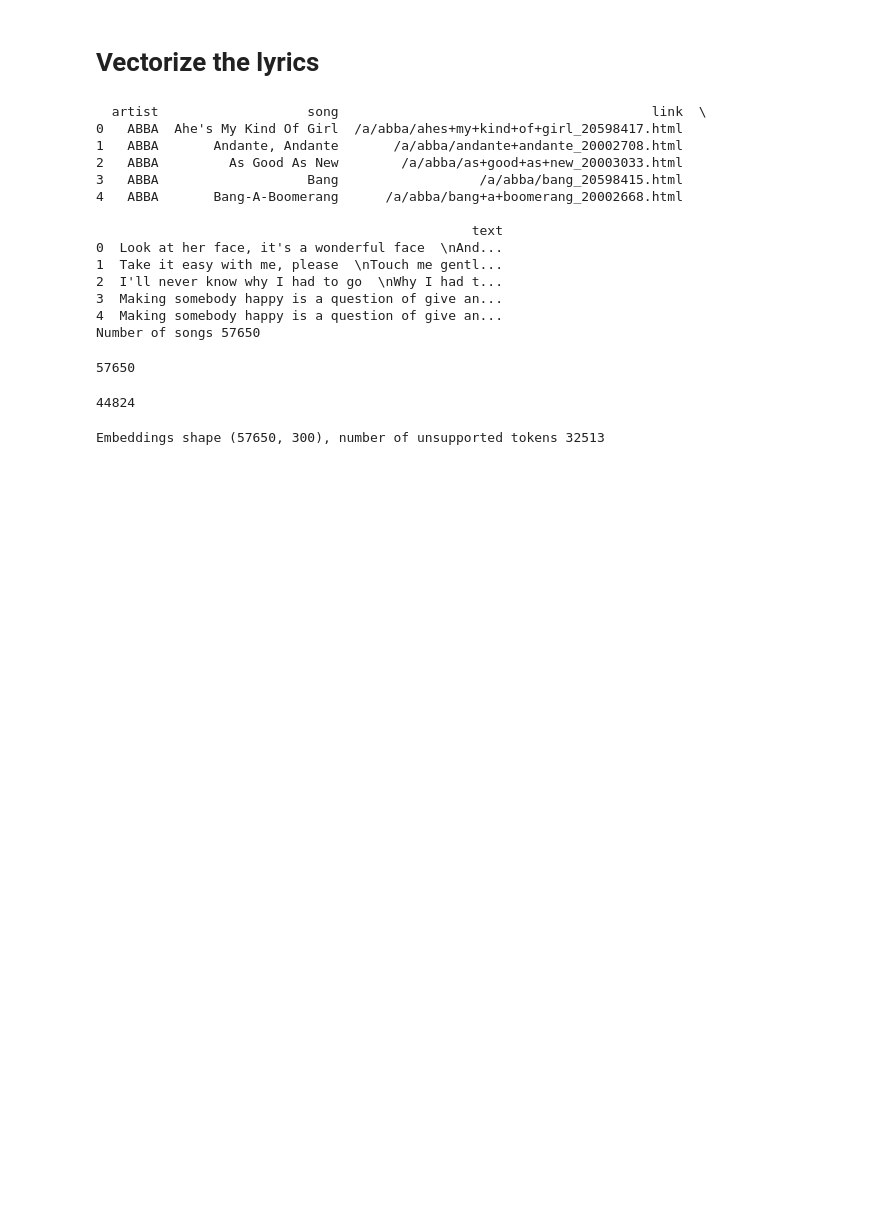
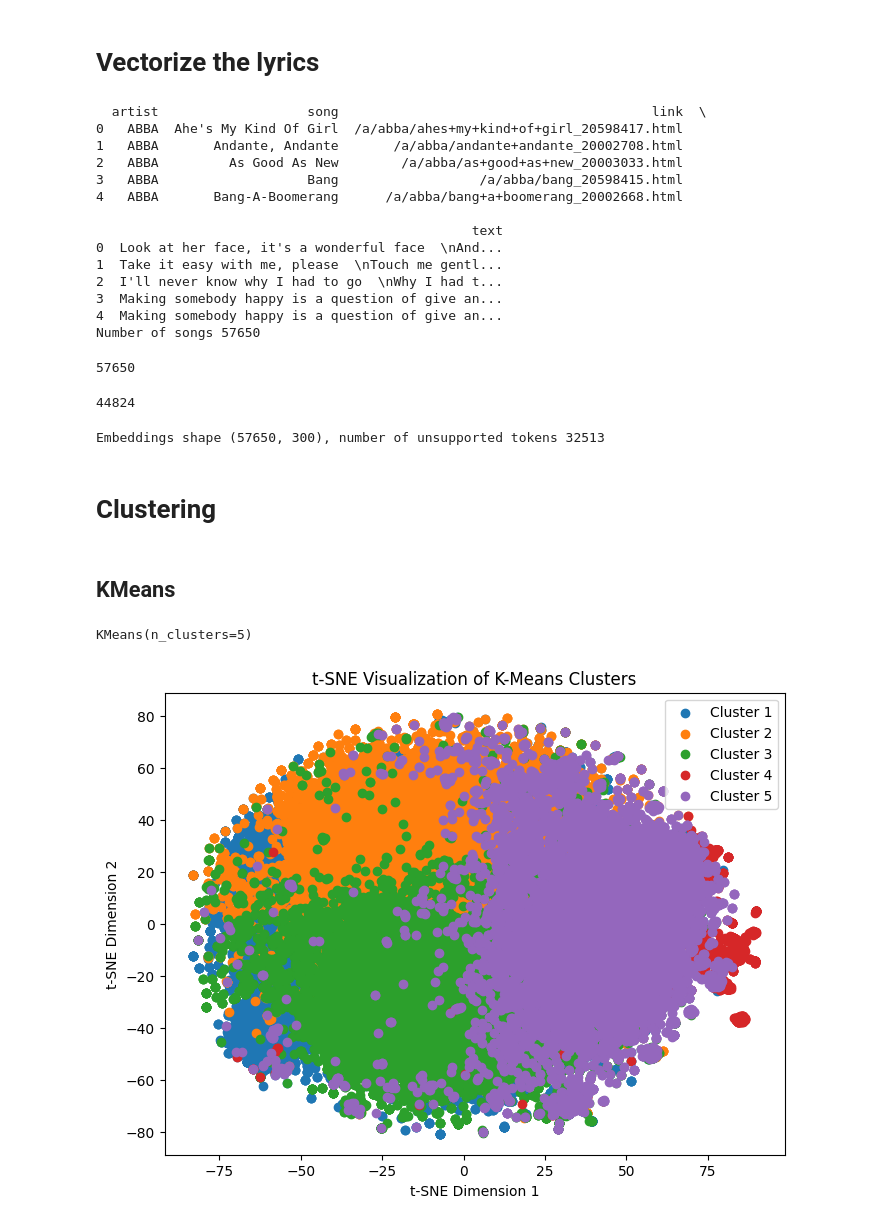
Before and after one commit to Gojo1729/AS2024, a Jupyter notebook: code/sentiment_classifier/classifier.ipynb, the cells around one changed output. Cells and saved outputs as stored; diff of their text form; code cells hidden in the pictures; blank space fills up the shorter version.

Commit message:
Kmeans and tsne

```diff
--- a/code/sentiment_classifier/classifier.ipynb
+++ b/code/sentiment_classifier/classifier.ipynb
@@ -94,3 +97,7 @@ print(f"Embeddings shape {lyrics_embeddings.shape}, number of unsupported tokens
 scaled_lyrics_embeddings = lyrics_embeddings / np.linalg.norm(lyrics_embeddings, axis=1, keepdims=True)
 # %% [output]
 Embeddings shape (57650, 300), number of unsupported tokens 32513
+# %% [markdown]
+# Clustering
+# %% [markdown]
+## KMeans
@@ -96,0 +107,35 @@ Embeddings shape (57650, 300), number of unsupported tokens 32513
+# %%
+# Number of clusters
+k = 5
+
+# Apply k-means clustering
+kmeans = KMeans(n_clusters=k)
+kmeans.fit(scaled_lyrics_embeddings)
+# %% [output]
+KMeans(n_clusters=5)
+# %%
+import numpy as np
+import matplotlib.pyplot as plt
+from sklearn.cluster import KMeans
+from sklearn.manifold import TSNE
+
+# Get cluster labels
+cluster_labels = kmeans.labels_
+
+# Apply t-SNE to reduce dimensionality for visualization
+tsne = TSNE(n_components=2, random_state=42)
+word_embeddings_tsne = tsne.fit_transform(scaled_lyrics_embeddings)
+
+# Plot t-SNE visualization with cluster labels
+plt.figure(figsize=(8, 6))
+for i in range(k):
+    plt.scatter(word_embeddings_tsne[cluster_labels == i, 0],
+                word_embeddings_tsne[cluster_labels == i, 1],
+                label=f'Cluster {i+1}')
+plt.xlabel('t-SNE Dimension 1')
+plt.ylabel('t-SNE Dimension 2')
+plt.title('t-SNE Visualization of K-Means Clusters')
+plt.legend()
+plt.show()
+# %% [output]
+[figure, added]
```
Also changed, not shown: parts of 16 cells of this notebook.
